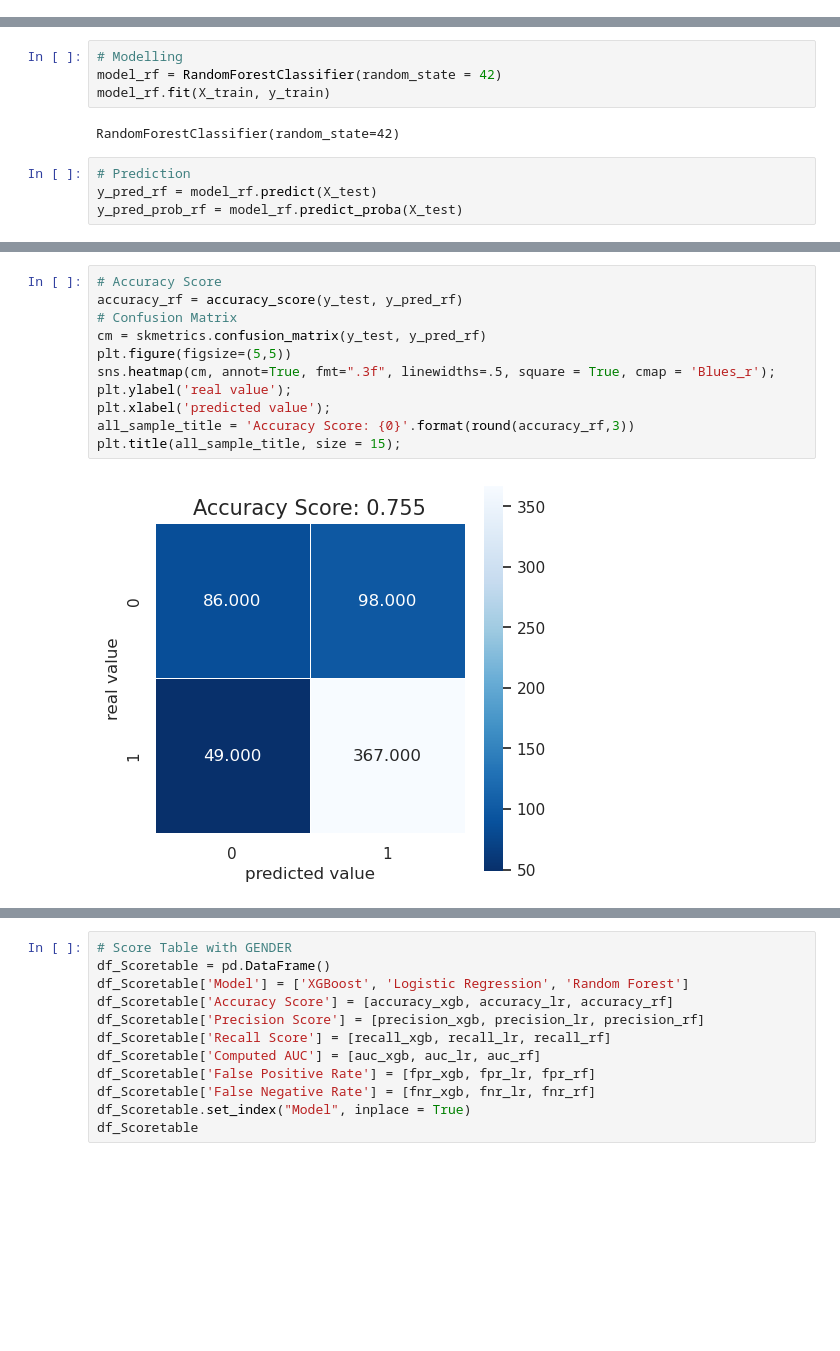
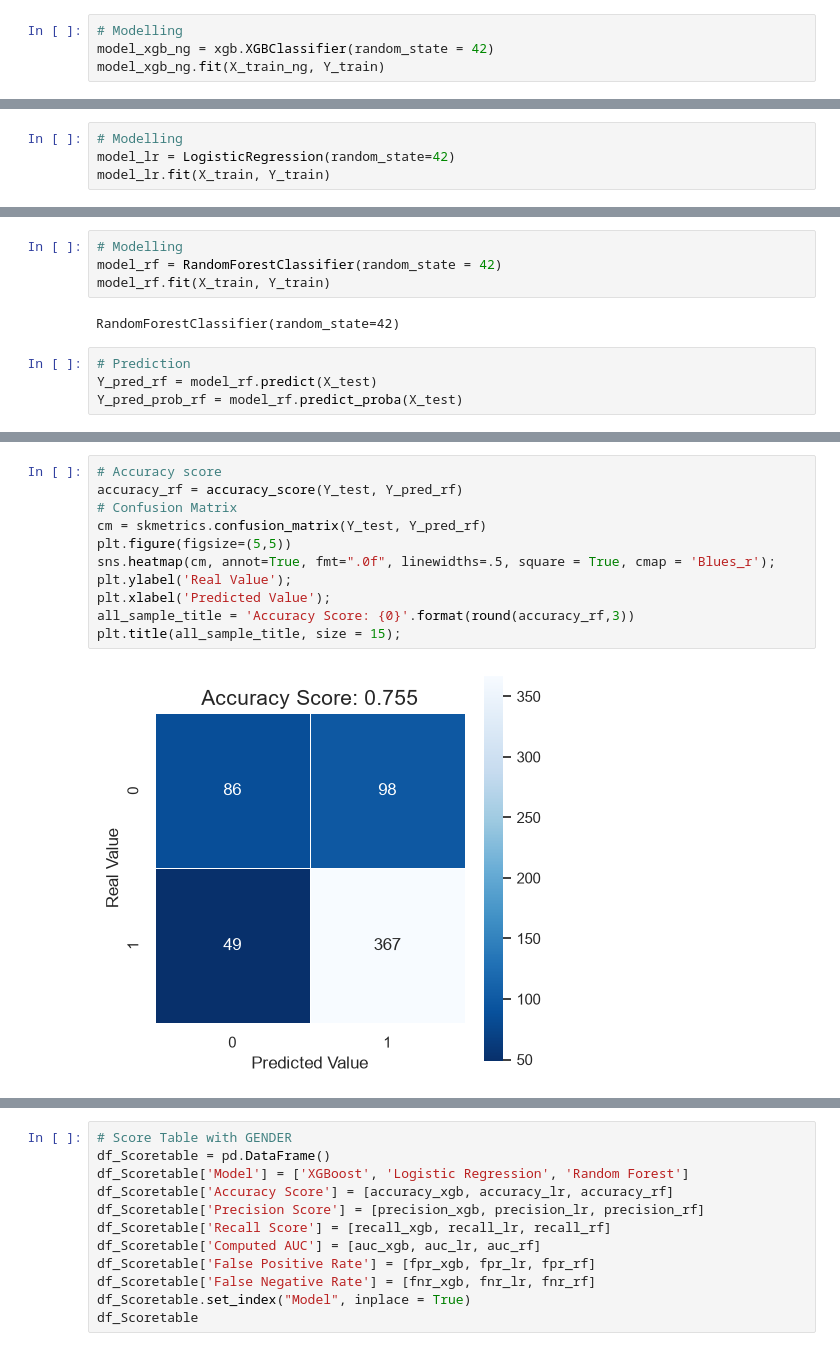
Before and after one commit to frank-g-schiller/ICA2026, a Jupyter notebook: Fairness_Example.ipynb, the cells around one changed output, grey strips where cells are left out. Drawn from its saved outputs; the diff is of its cells as text; blank space fills up the shorter version.

```diff
--- a/Fairness_Example.ipynb
+++ b/Fairness_Example.ipynb
@@ -682,0 +478,4 @@ False Negative Rate for Females: 0.076
+# %%
+# Modelling
+model_xgb_ng = xgb.XGBClassifier(random_state = 42)
+model_xgb_ng.fit(X_train_ng, Y_train)
@@ -682,0 +920,4 @@ False Negative Rate for Females: 0.076
+# %%
+# Modelling
+model_lr = LogisticRegression(random_state=42)
+model_lr.fit(X_train, Y_train)
@@ -711,13 +1046,13 @@ Our third model employs a random forest classifier with default settings.
 # %%
 # Modelling
 model_rf = RandomForestClassifier(random_state = 42)
-model_rf.fit(X_train, y_train)
+model_rf.fit(X_train, Y_train)
 # %% [output]
 RandomForestClassifier(random_state=42)
 # %%
 # Prediction
-y_pred_rf = model_rf.predict(X_test)
-y_pred_prob_rf = model_rf.predict_proba(X_test)
+Y_pred_rf = model_rf.predict(X_test)
+Y_pred_prob_rf = model_rf.predict_proba(X_test)
 # %%
 # Target Distribution in the Training and Testing Set per GENDER
 # Concatenate the test data with the predictions
@@ -742,18 +1077,18 @@ COUNTOP1
 1           0.892857
 0           0.107143
 # %%
-# Accuracy Score
-accuracy_rf = accuracy_score(y_test, y_pred_rf)
+# Accuracy score
+accuracy_rf = accuracy_score(Y_test, Y_pred_rf)
 # Confusion Matrix
-cm = skmetrics.confusion_matrix(y_test, y_pred_rf)
+cm = skmetrics.confusion_matrix(Y_test, Y_pred_rf)
 plt.figure(figsize=(5,5))
-sns.heatmap(cm, annot=True, fmt=".3f", linewidths=.5, square = True, cmap = 'Blues_r');
-plt.ylabel('real value');
-plt.xlabel('predicted value');
+sns.heatmap(cm, annot=True, fmt=".0f", linewidths=.5, square = True, cmap = 'Blues_r');
+plt.ylabel('Real Value');
+plt.xlabel('Predicted Value');
 all_sample_title = 'Accuracy Score: {0}'.format(round(accuracy_rf,3))
 plt.title(all_sample_title, size = 15);
 # %% [output]
-[figure, old version]
+[figure, new version]
 # %%
 # Metrics
 print('Accuracy Score: {0}'.format(round(accuracy_rf,3)))
```
Also changed, not shown: parts of 219 cells of this notebook, 3 other files.
